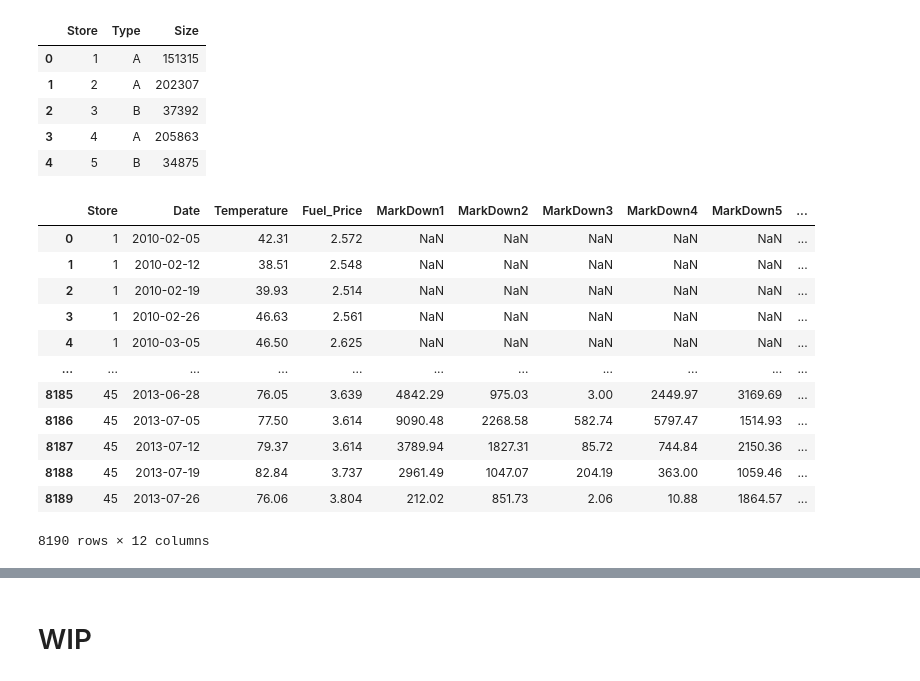
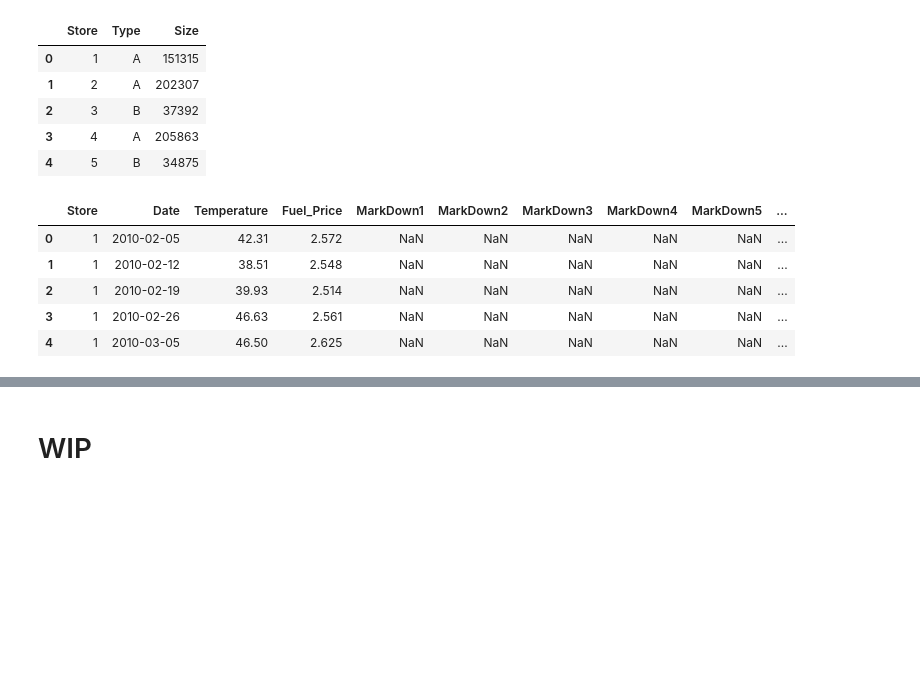
Before and after one commit to YuriCatramby/ds-reg-sales-forecast, a Jupyter notebook: ds-reg-sales-forecast.ipynb, the cells around one changed output, grey strips where cells are left out. Saved outputs shown, nothing was run; the diff lists cells and outputs as text; code cells hidden in the pictures; blank space fills up the shorter version.

```diff
--- a/ds-reg-sales-forecast.ipynb
+++ b/ds-reg-sales-forecast.ipynb
@@ -71,20 +72,13 @@ df_stores.head()
 | 3 | 4 | A | 205863 |
 | 4 | 5 | B | 34875 |
 # %%
-df_features = pd.read_csv('features.csv')
-df_features
+df_features = pd.read_csv('features.csv').drop(columns = 'IsHoliday')
+df_features.head()
 # %% [output]
 |  | Store | Date | Temperature | Fuel_Price | MarkDown1 | MarkDown2 | MarkDown3 | MarkDown4 | MarkDown5 | ... |
 | 0 | 1 | 2010-02-05 | 42.31 | 2.572 | NaN | NaN | NaN | NaN | NaN | ... |
 | 1 | 1 | 2010-02-12 | 38.51 | 2.548 | NaN | NaN | NaN | NaN | NaN | ... |
 | 2 | 1 | 2010-02-19 | 39.93 | 2.514 | NaN | NaN | NaN | NaN | NaN | ... |
 | 3 | 1 | 2010-02-26 | 46.63 | 2.561 | NaN | NaN | NaN | NaN | NaN | ... |
 | 4 | 1 | 2010-03-05 | 46.50 | 2.625 | NaN | NaN | NaN | NaN | NaN | ... |
-| ... | ... | ... | ... | ... | ... | ... | ... | ... | ... | ... |
-| 8185 | 45 | 2013-06-28 | 76.05 | 3.639 | 4842.29 | 975.03 | 3.00 | 2449.97 | 3169.69 | ... |
-| 8186 | 45 | 2013-07-05 | 77.50 | 3.614 | 9090.48 | 2268.58 | 582.74 | 5797.47 | 1514.93 | ... |
-| 8187 | 45 | 2013-07-12 | 79.37 | 3.614 | 3789.94 | 1827.31 | 85.72 | 744.84 | 2150.36 | ... |
-| 8188 | 45 | 2013-07-19 | 82.84 | 3.737 | 2961.49 | 1047.07 | 204.19 | 363.00 | 1059.46 | ... |
-| 8189 | 45 | 2013-07-26 | 76.06 | 3.804 | 212.02 | 851.73 | 2.06 | 10.88 | 1864.57 | ... |
-8190 rows × 12 columns
 # %%
```
Also changed, not shown: parts of 14 cells of this notebook.
